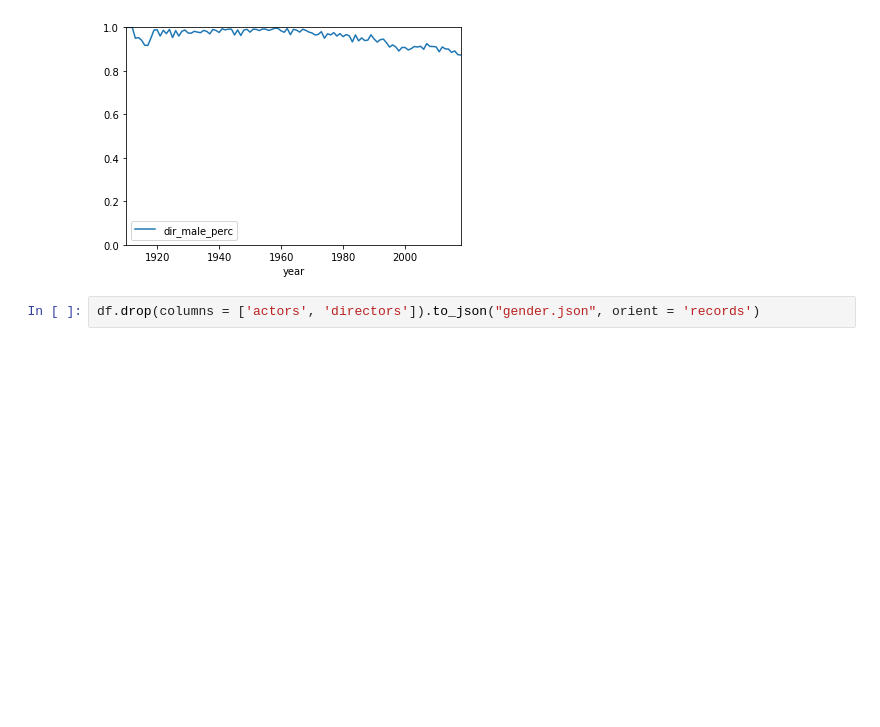
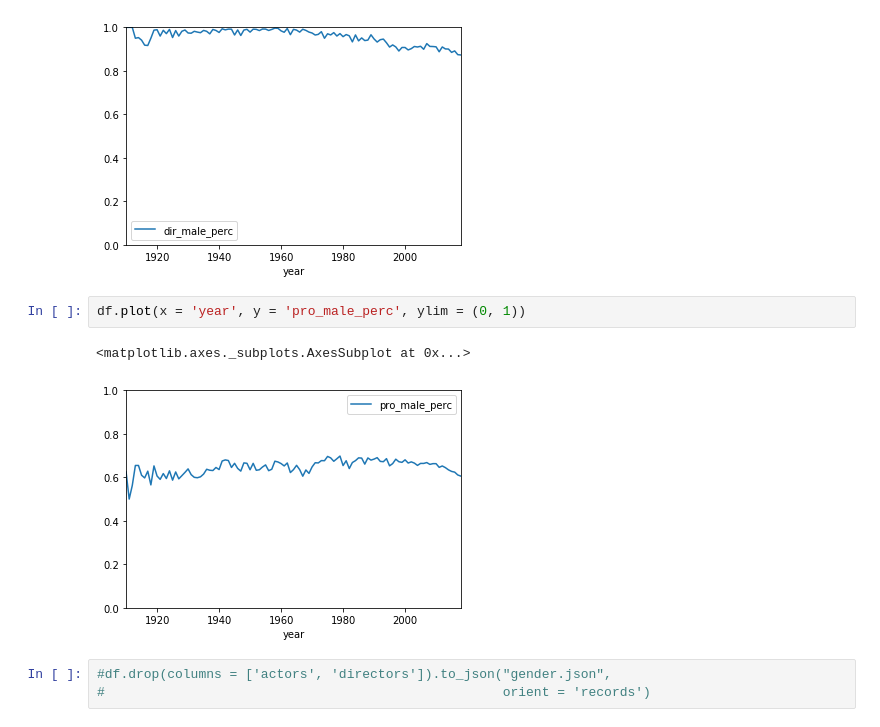
Before and after one commit to pindri/DV_exam, a Jupyter notebook: gender_notebook.ipynb, the cells around one changed output. Cells and saved outputs as stored; diff of their text form; blank space fills up the shorter version.

```diff
--- a/gender_notebook.ipynb
+++ b/gender_notebook.ipynb
@@ -72,5 +96,11 @@ df.plot(x = 'year', y = 'dir_male_perc', ylim = (0, 1))
 # %% [output]
 <matplotlib.axes._subplots.AxesSubplot at 0x...>
 [figure]
+# %%
+df.plot(x = 'year', y = 'pro_male_perc', ylim = (0, 1))
+# %% [output]
+<matplotlib.axes._subplots.AxesSubplot at 0x...>
+[figure, added]
 # %%
-df.drop(columns = ['actors', 'directors']).to_json("gender.json", orient = 'records')
+#df.drop(columns = ['actors', 'directors']).to_json("gender.json",
+#                                                   orient = 'records')
```
Also changed, not shown: parts of 7 cells of this notebook.
